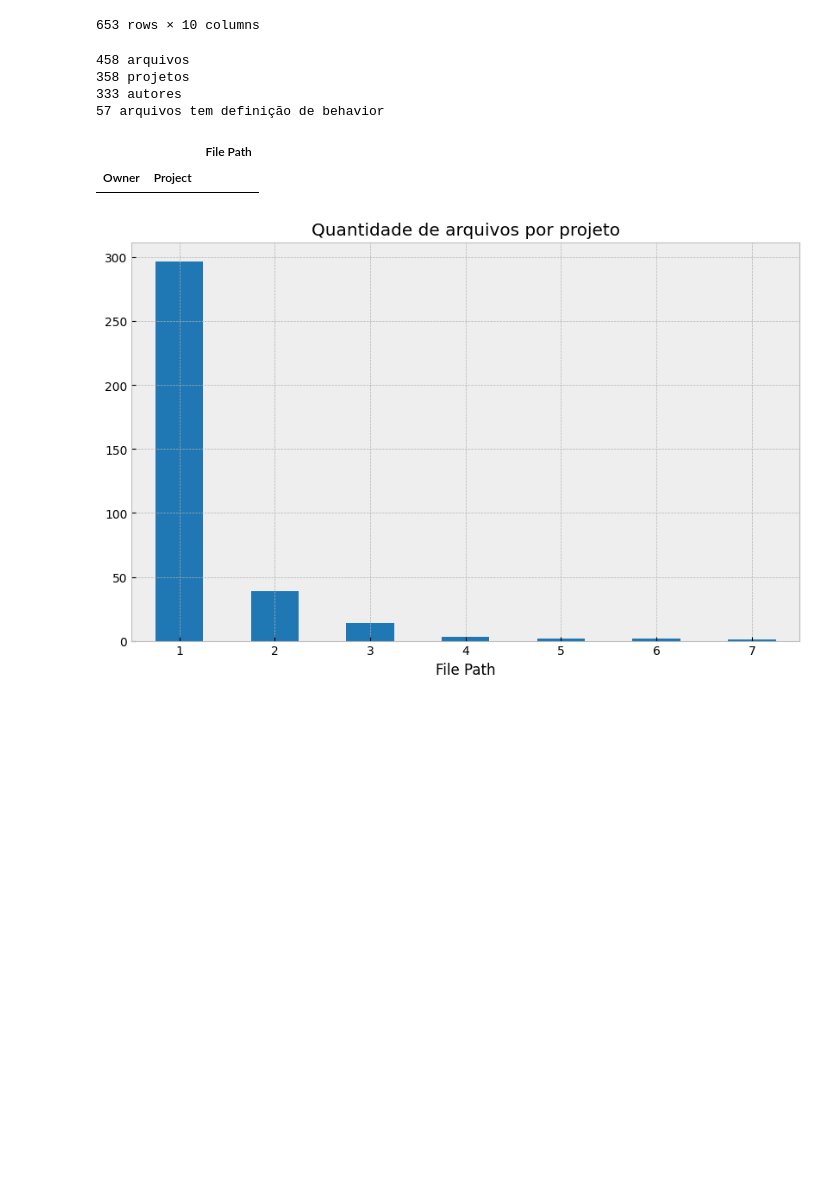
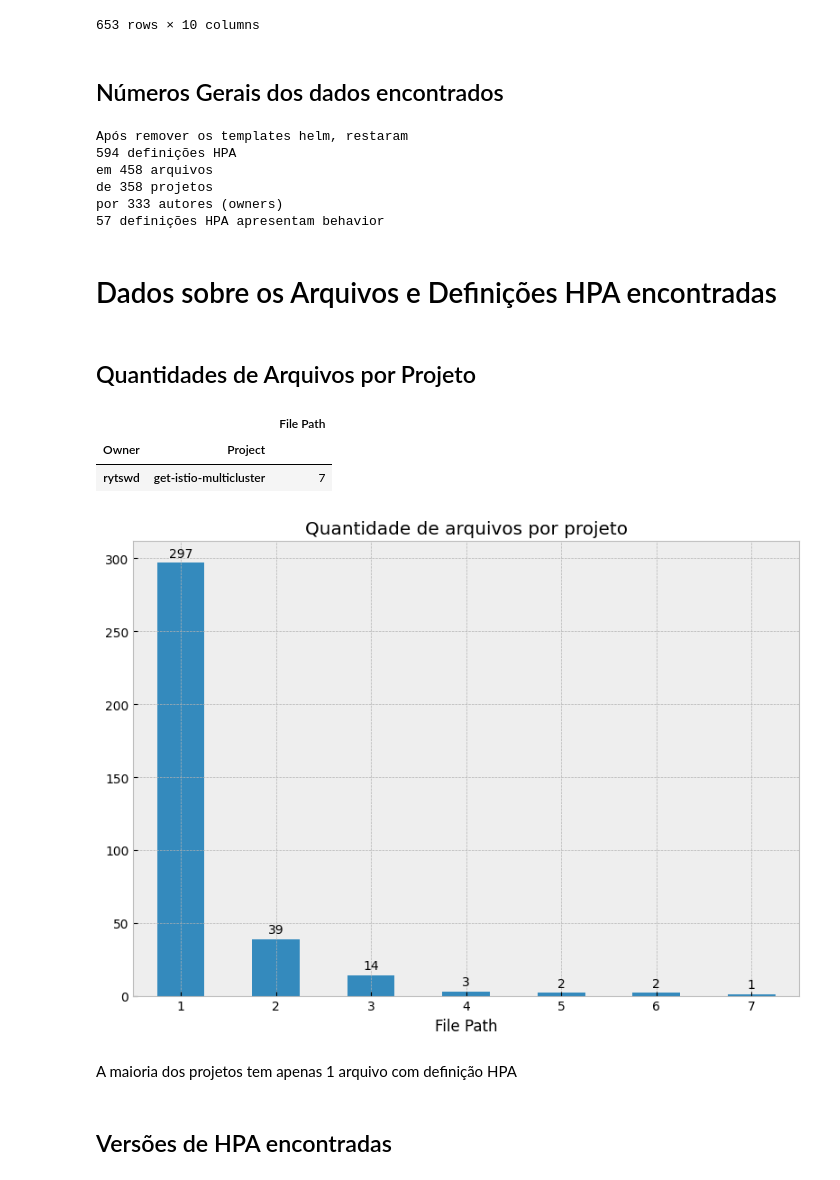
Before and after one commit to xisberto/hpa_usage, a Jupyter notebook: hpa_classify.ipynb, the cells around one changed output. Drawn from its saved outputs; the diff is of its cells as text; code cells hidden in the pictures; blank space fills up the shorter version.

```diff
--- a/hpa_classify.ipynb
+++ b/hpa_classify.ipynb
@@ -10,6 +10,10 @@ import yaml
 import pandas as pd
 from glob import glob
 from matplotlib import pyplot as plt
+
+pd.set_option('display.max_colwidth', 2000)
+
+# Tema padrão para os gráficos
 plt.style.use('bmh')
 # %% [markdown]
 ## Definição de funções
@@ -380,40 +388,59 @@ display(filter_nohelm)
 | 1517 | zjzjzjzj1874 | best-practice-go-zero | search_results/zjzjzjzj1874/best-... | 2 | autoscaling/v2beta1 | False | memory | Resource | ... |
 | 1519 | zxcvbnius | k8s-30-day-sharing | search_results/zxcvbnius/k8s-30-d... | 1 | autoscaling/v1 | False | targetCPUUtilizationPercentage | targetCPUUtilizationPercentage | ... |
 653 rows × 10 columns
+# %% [markdown]
+## Números Gerais dos dados encontrados
 # %%
+print("Após remover os templates helm, restaram")
+print(f"{filter_nohelm[['Owner', 'Project', 'File Path', 'hpa_count', 'apiVersion']].drop_duplicates().shape[0]} definições HPA")
 print(
-    f"{filter_nohelm[['Owner', 'Project', 'File Path']].drop_duplicates().shape[0]} arquivos")
+    f"em {filter_nohelm[['Owner', 'Project', 'File Path']].drop_duplicates().shape[0]} arquivos")
 print(
-    f"{filter_nohelm[['Owner', 'Project']].drop_duplicates().shape[0]} projetos")
-print(f"{filter_nohelm['Owner'].drop_duplicates().shape[0]} autores")
-
+    f"de {filter_nohelm[['Owner', 'Project']].drop_duplicates().shape[0]} projetos")
 print(
-    f"{filter_nohelm[filter_nohelm['Has Behavior']!=False].shape[0]} arquivos tem definição de behavior")
+    f"por {filter_nohelm['Owner'].drop_duplicates().shape[0]} autores (owners)")
+print(
+    f"{filter_nohelm[filter_nohelm['Has Behavior']!=False].shape[0]} definições HPA apresentam behavior")
 # %% [output]
-458 arquivos
-358 projetos
-333 autores
-57 arquivos tem definição de behavior
+Após remover os templates helm, restaram
+594 definições HPA
+em 458 arquivos
+de 358 projetos
+por 333 autores (owners)
+57 definições HPA apresentam behavior
+# %% [markdown]
+# Dados sobre os Arquivos e Definições HPA encontradas
+# %% [markdown]
+## Quantidades de Arquivos por Projeto
 # %%
 files_per_project = filter_nohelm[[
     'Owner', 'Project', 'File Path']].drop_duplicates()
 
 files_counts = files_per_project.groupby(['Owner', 'Project']).count()
 
 files_counts_values = files_counts['File Path'].value_counts()
 
-display(files_counts[files_counts['File Path'] == 14])
+display(files_counts[files_counts['File Path'] == 7])
 
-plt.figure(figsize=(10, 6))
+plt.figure(figsize=(8, 6))
+
 ax = files_counts_values.plot(
-    kind='bar', stacked=True, ax=plt.gca(), colormap='tab20')
+    kind='bar', stacked=True, ax=plt.gca())
 ax.tick_params(axis="x", rotation=0)
+add_labels(plt, files_counts_values.index,
+           files_counts_values.values, hpadding=4)
 plt.title("Quantidade de arquivos por projeto")
+plt.tight_layout()
 plt.show()
 # %% [output]
 |  |  | File Path |
 | Owner | Project |  |
+| rytswd | get-istio-multicluster | 7 |
-[figure, old version]
+[figure, new version]
+# %% [markdown]
+A maioria dos projetos tem apenas 1 arquivo com definição HPA
+# %% [markdown]
+## Versões de HPA encontradas
 # %%
 df_hpa_defs = filter_nohelm[[
     'Owner', 'Project', 'File Path', 'hpa_count', 'apiVersion']].drop_duplicates()
```
Also changed, not shown: parts of 16 cells of this notebook.
